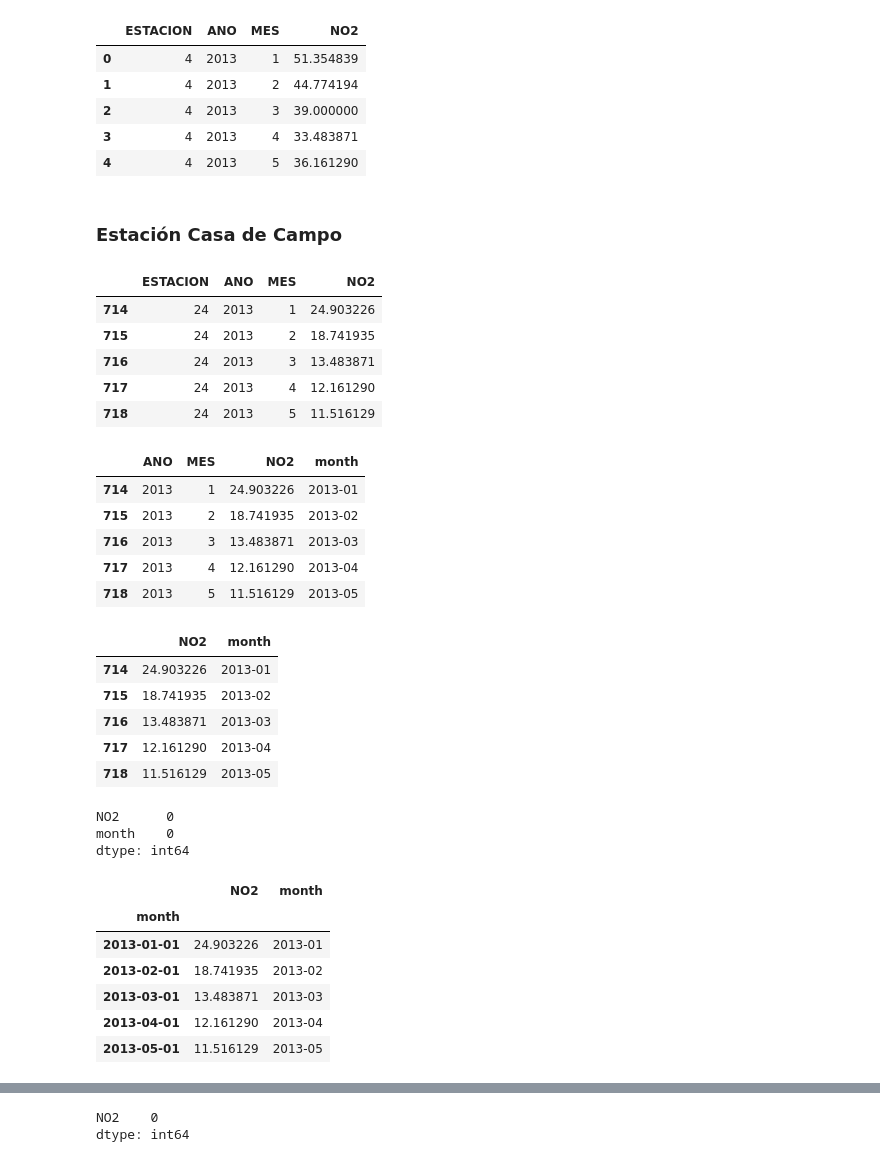
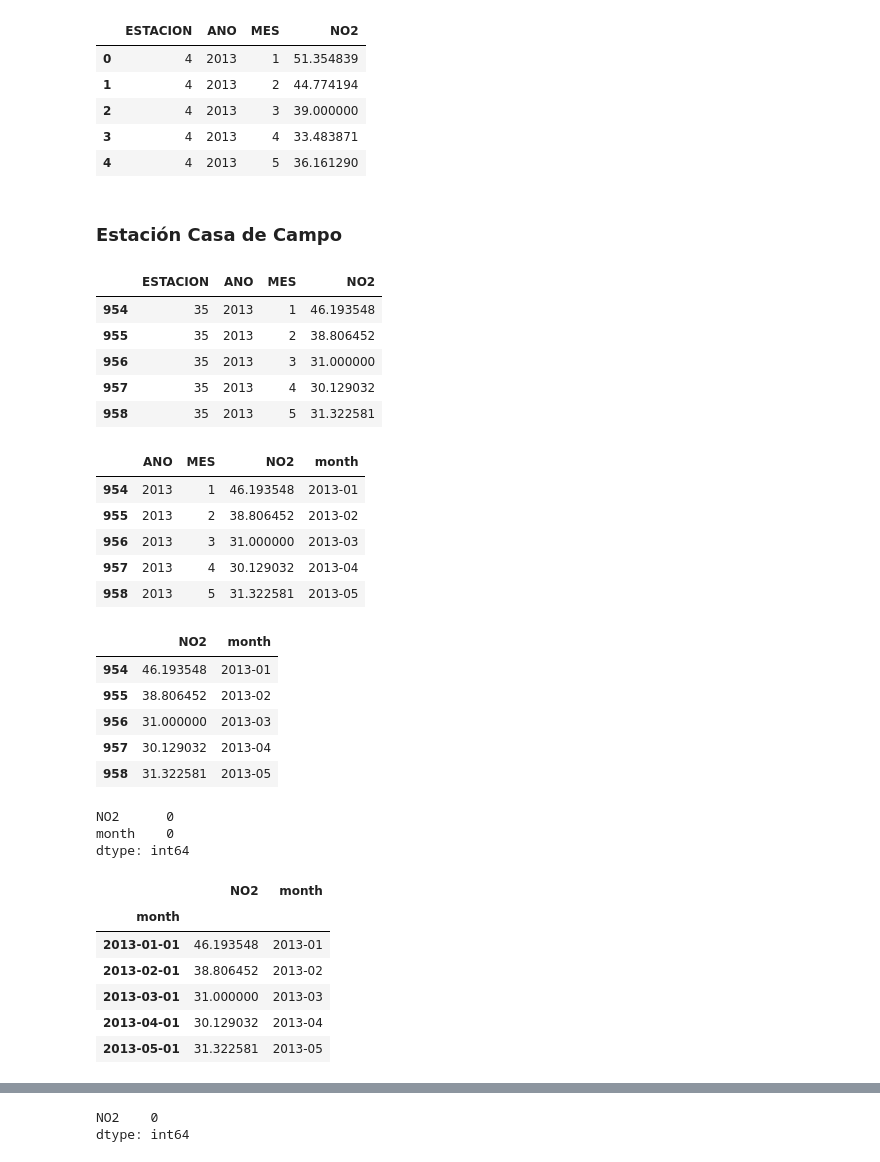
Before and after one commit to charlieciordia/AQ-MAD, a Jupyter notebook: notebook/AQ CLEAN ML MONTH 2.ipynb, the cells around one changed output, grey strips where cells are left out. Saved outputs shown, nothing was run; the diff lists cells and outputs as text; code cells hidden in the pictures.

```diff
--- a/notebook/AQ CLEAN ML MONTH 2.ipynb
+++ b/notebook/AQ CLEAN ML MONTH 2.ipynb
@@ -129,18 +129,18 @@ df_monthly_avg.head()
 | 2 | 4 | 2013 | 3 | 39.000000 |
 | 3 | 4 | 2013 | 4 | 33.483871 |
 | 4 | 4 | 2013 | 5 | 36.161290 |
-# %% [markdown]
-### Estación Casa de Campo
+# %% [markdown]
+### Estación Casa de Campo
 # %%
-casa_campo = df_monthly_avg[df_monthly_avg["ESTACION"] == 24]
+casa_campo = df_monthly_avg[df_monthly_avg["ESTACION"] == 35]
 casa_campo.head()
 # %% [output]
 |  | ESTACION | ANO | MES | NO2 |
-| 714 | 24 | 2013 | 1 | 24.903226 |
-| 715 | 24 | 2013 | 2 | 18.741935 |
-| 716 | 24 | 2013 | 3 | 13.483871 |
-| 717 | 24 | 2013 | 4 | 12.161290 |
-| 718 | 24 | 2013 | 5 | 11.516129 |
+| 954 | 35 | 2013 | 1 | 46.193548 |
+| 955 | 35 | 2013 | 2 | 38.806452 |
+| 956 | 35 | 2013 | 3 | 31.000000 |
+| 957 | 35 | 2013 | 4 | 30.129032 |
+| 958 | 35 | 2013 | 5 | 31.322581 |
 # %%
 casa_campo.drop('ESTACION', axis=1, inplace=True)
 # %%
@@ -149,22 +149,22 @@ casa_campo['month'] = casa_campo['ANO'].astype(str) + '-' + casa_campo['MES'].as
 casa_campo.head()
 # %% [output]
 |  | ANO | MES | NO2 | month |
-| 714 | 2013 | 1 | 24.903226 | 2013-01 |
-| 715 | 2013 | 2 | 18.741935 | 2013-02 |
-| 716 | 2013 | 3 | 13.483871 | 2013-03 |
-| 717 | 2013 | 4 | 12.161290 | 2013-04 |
-| 718 | 2013 | 5 | 11.516129 | 2013-05 |
+| 954 | 2013 | 1 | 46.193548 | 2013-01 |
+| 955 | 2013 | 2 | 38.806452 | 2013-02 |
+| 956 | 2013 | 3 | 31.000000 | 2013-03 |
+| 957 | 2013 | 4 | 30.129032 | 2013-04 |
+| 958 | 2013 | 5 | 31.322581 | 2013-05 |
 # %%
 casa_campo.drop(['ANO', 'MES'], axis=1, inplace=True)
 # %%
 casa_campo.head()
 # %% [output]
 |  | NO2 | month |
-| 714 | 24.903226 | 2013-01 |
-| 715 | 18.741935 | 2013-02 |
-| 716 | 13.483871 | 2013-03 |
-| 717 | 12.161290 | 2013-04 |
-| 718 | 11.516129 | 2013-05 |
+| 954 | 46.193548 | 2013-01 |
+| 955 | 38.806452 | 2013-02 |
+| 956 | 31.000000 | 2013-03 |
+| 957 | 30.129032 | 2013-04 |
+| 958 | 31.322581 | 2013-05 |
 # %%
 casa_campo.isnull().sum()
 # %% [output]
@@ -177,11 +177,11 @@ casa_campo.head()
 # %% [output]
 |  | NO2 | month |
 | month |  |  |
-| 2013-01-01 | 24.903226 | 2013-01 |
-| 2013-02-01 | 18.741935 | 2013-02 |
-| 2013-03-01 | 13.483871 | 2013-03 |
-| 2013-04-01 | 12.161290 | 2013-04 |
-| 2013-05-01 | 11.516129 | 2013-05 |
+| 2013-01-01 | 46.193548 | 2013-01 |
+| 2013-02-01 | 38.806452 | 2013-02 |
+| 2013-03-01 | 31.000000 | 2013-03 |
+| 2013-04-01 | 30.129032 | 2013-04 |
+| 2013-05-01 | 31.322581 | 2013-05 |
 # %%
 casa_campo.index
 # %% [output]
```
Also changed, not shown: parts of 32 cells of this notebook, 2 other files.
